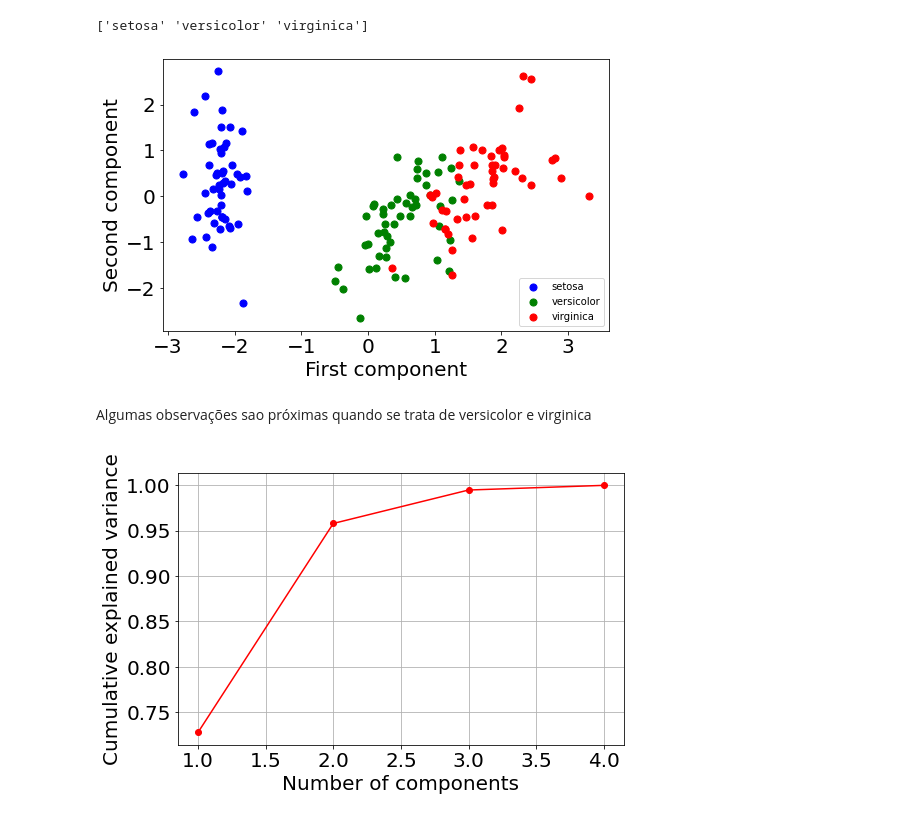
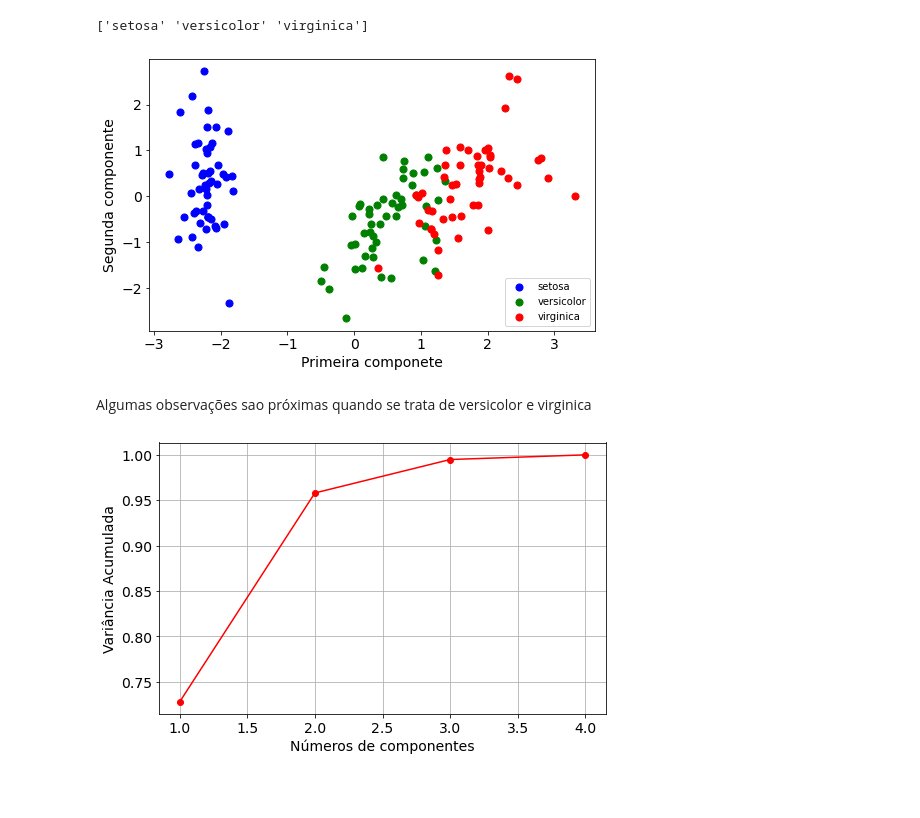
Before and after one commit to talaricoferreira/exercicios_ciencia_dados_usp, a Jupyter notebook: Exercicios-Preparacao-transformacao.ipynb, the cells around one changed output. Cells and saved outputs as stored; diff of their text form; code cells hidden in the pictures; blank space fills up the shorter version.

```diff
--- a/Exercicios-Preparacao-transformacao.ipynb
+++ b/Exercicios-Preparacao-transformacao.ipynb
@@ -665,26 +776,26 @@ for c in classes:
     plt.scatter(pca_results[nodes,0], pca_results[nodes,1], s=50, color = colors[aux], label = c)
     aux = aux + 1
 plt.legend()
-plt.xlabel("First component", fontsize=20)
-plt.ylabel("Second component", fontsize=20)
-plt.xticks(color= "k", size = 20)
-plt.yticks(color= "k", size = 20)
+plt.xlabel("Primeira componete", fontsize=14)
+plt.ylabel("Segunda componente", fontsize=14)
+plt.xticks(color= "k", size = 14)
+plt.yticks(color= "k", size = 14)
 plt.show(True)
 # %% [output]
-[figure, old version]
+[figure, new version]
 # %% [markdown]
 Algumas observações sao próximas quando se trata de versicolor e virginica
 # %%
 pca = PCA().fit(X)
 plt.figure(figsize = (8,5))
 ncomp = np.arange(1, np.shape(X)[1]+1)
 
 plt.plot(ncomp,np.cumsum(pca.explained_variance_ratio_), 'ro-')
-plt.xlabel("Number of components", fontsize=20)
-plt.ylabel("Cumulative explained variance", fontsize=20)
-plt.xticks(color= "k", size = 20)
-plt.yticks(color= "k", size = 20)
+plt.xlabel("Números de componentes", fontsize=14)
+plt.ylabel("Variância Acumulada", fontsize=14)
+plt.xticks(color= "k", size = 14)
+plt.yticks(color= "k", size = 14)
 plt.grid(True)
 plt.show(True)
 # %% [output]
-[figure, old version]
+[figure, new version]
```
Also changed, not shown: parts of 42 cells of this notebook.
